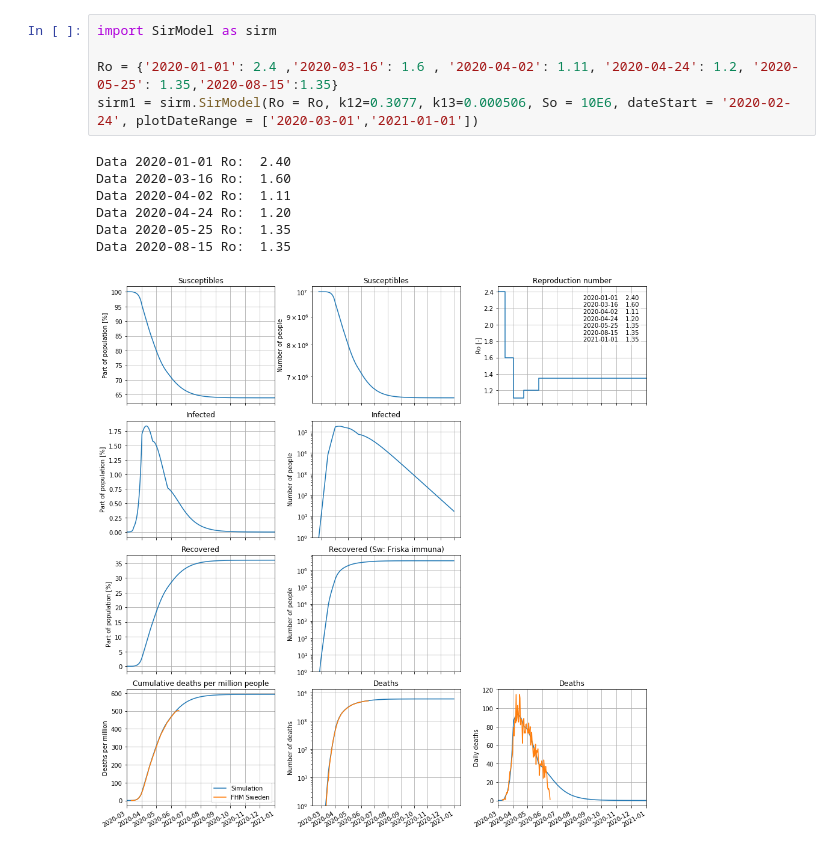
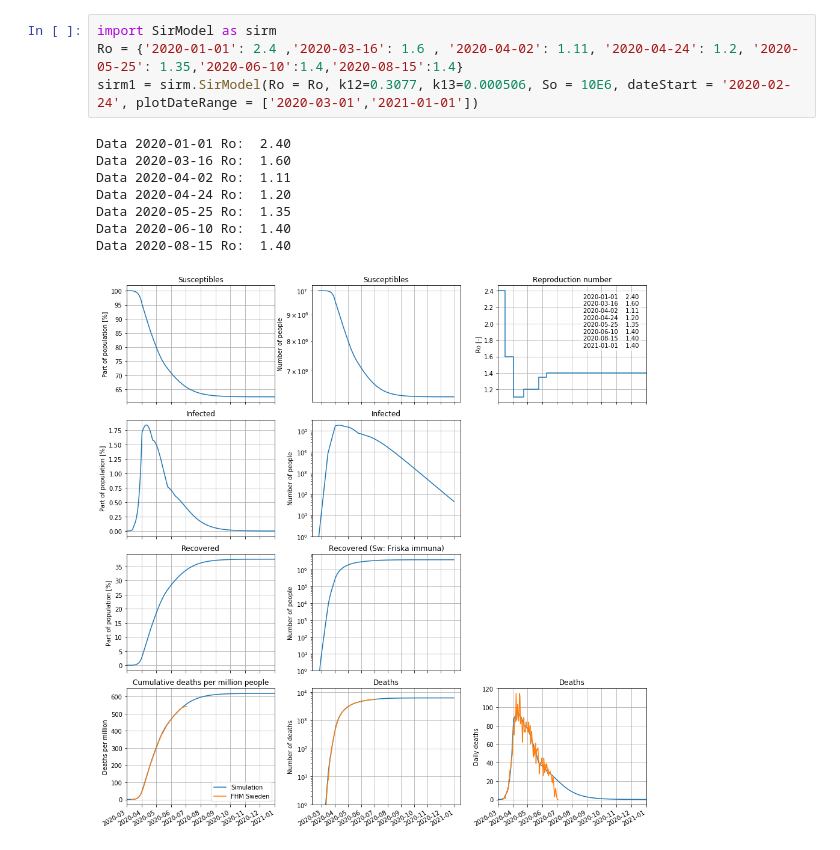
Before and after one commit to andersovelarsson/What-happens-with-covid19-in-the-future.-A-simulation, a Jupyter notebook: Covid19SirModelSim.ipynb, the cells around one changed output. Cells and saved outputs as stored; diff of their text form.

```diff
--- a/Covid19SirModelSim.ipynb
+++ b/Covid19SirModelSim.ipynb
@@ -1,15 +1,15 @@
 # %%
 import SirModel as sirm
-
-Ro = {'2020-01-01': 2.4 ,'2020-03-16': 1.6 , '2020-04-02': 1.11, '2020-04-24': 1.2, '2020-05-25': 1.35,'2020-08-15':1.35}
+Ro = {'2020-01-01': 2.4 ,'2020-03-16': 1.6 , '2020-04-02': 1.11, '2020-04-24': 1.2, '2020-05-25': 1.35,'2020-06-10':1.4,'2020-08-15':1.4}
 sirm1 = sirm.SirModel(Ro = Ro, k12=0.3077, k13=0.000506, So = 10E6, dateStart = '2020-02-24', plotDateRange = ['2020-03-01','2021-01-01'])
 # %% [output]
 Data 2020-01-01 Ro:  2.40
 Data 2020-03-16 Ro:  1.60
 Data 2020-04-02 Ro:  1.11
 Data 2020-04-24 Ro:  1.20
 Data 2020-05-25 Ro:  1.35
-Data 2020-08-15 Ro:  1.35
+Data 2020-06-10 Ro:  1.40
+Data 2020-08-15 Ro:  1.40
-[figure, old version]
+[figure, new version]
 # %%
 import SirModel as sirm
```
Also changed, not shown: parts of 1 cell of this notebook, 1 other file.
